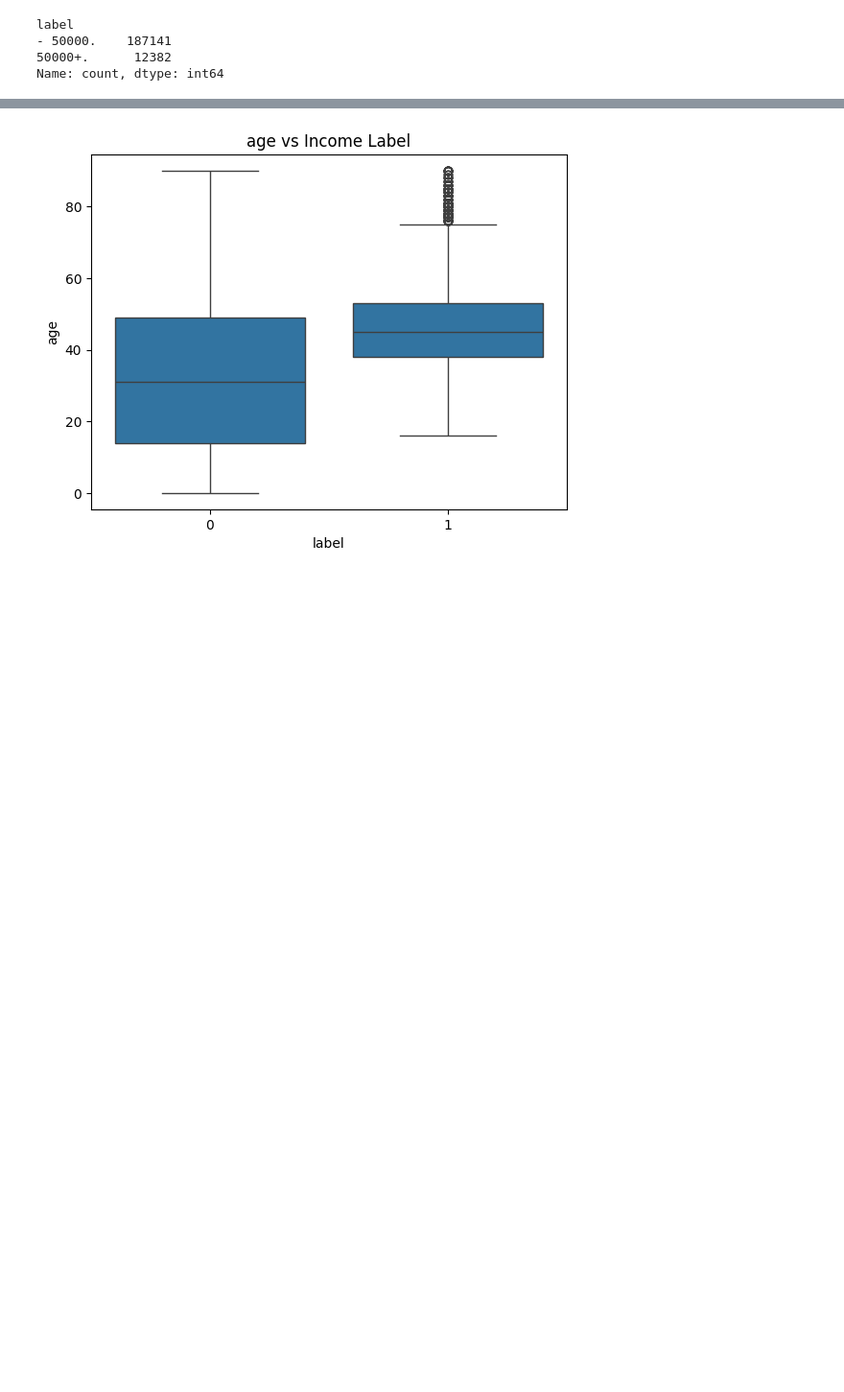
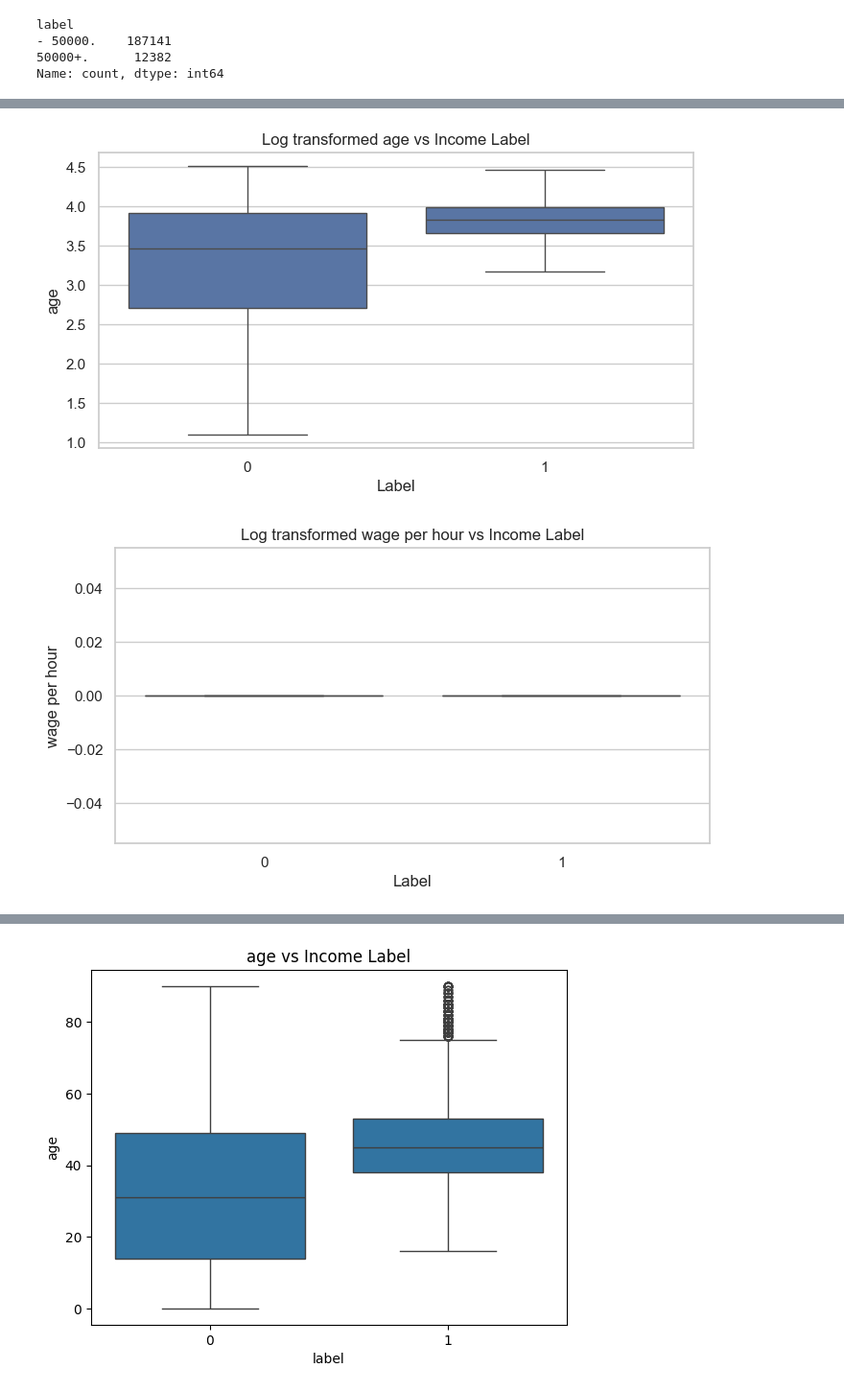
Before and after one commit to EWang229/JPMC_ML_Analysis, a Jupyter notebook: code/modeling.ipynb, the cells around one changed output, grey strips where cells are left out. Shown at 96% size. Saved outputs shown, nothing was run; the diff lists cells and outputs as text; code cells hidden in the pictures; blank space fills up the shorter version.

```diff
--- a/code/modeling.ipynb
+++ b/code/modeling.ipynb
@@ -79,0 +137,14 @@ plt.show()
+# %%
+for col in num_cols:
+    tmp_df = df.copy()
+    tmp_df[col] = np.log1p(tmp_df[col])
+
+    plt.figure(figsize=(8,4))
+    sns.boxplot(x="label", y=col, data=tmp_df, showfliers=False)
+
+    plt.title(f"Log transformed {col} vs Income Label")
+    plt.xlabel("Label")
+    plt.show()
+# %% [output]
+[figure, added]
+[figure, added]
```
Also changed, not shown: parts of 37 cells of this notebook, 4 other files.
